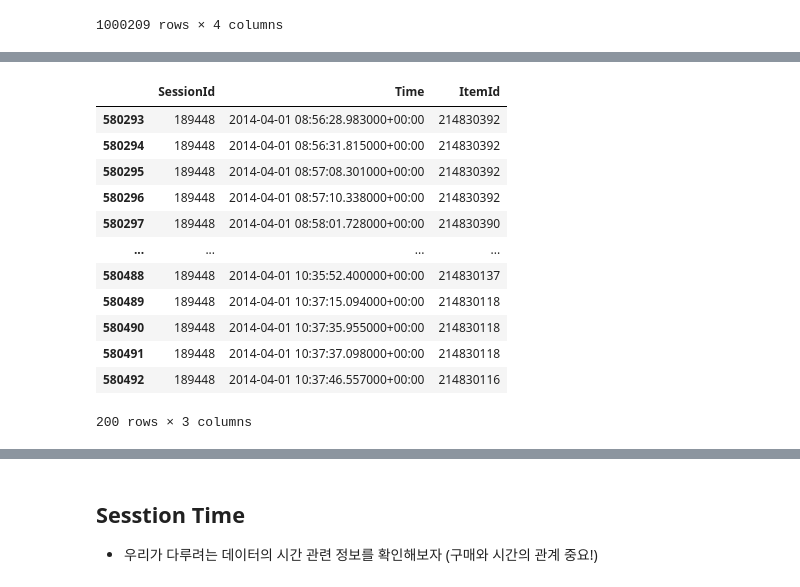
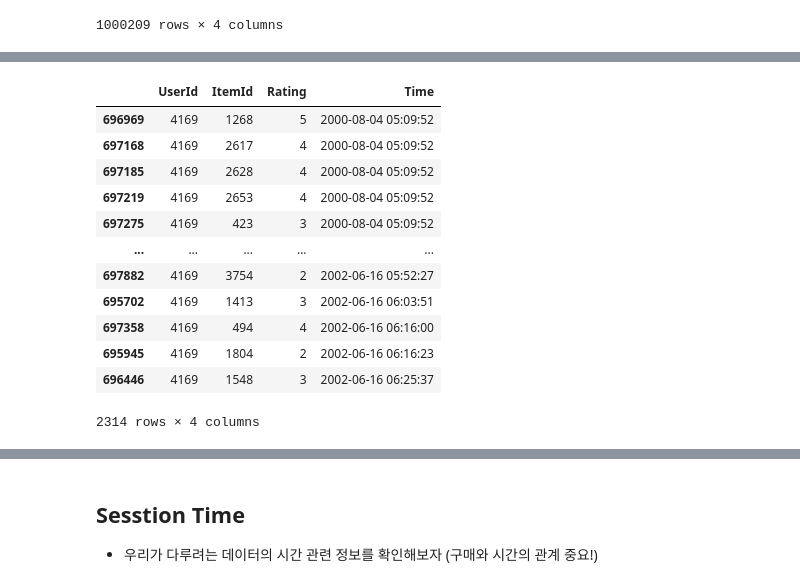
Before and after one commit to Jeonda/aiffel, a Jupyter notebook: [E17]Movielens_SBR.ipynb, the cells around one changed output, grey strips where cells are left out. Drawn from its saved outputs; the diff is of its cells as text; code cells hidden in the pictures.

```diff
--- a/[E17]Movielens_SBR.ipynb
+++ b/[E17]Movielens_SBR.ipynb
@@ -87,6 +38,0 @@ def load_data(data_path: Path, nrows=None):
-# %%
-# 시간이 좀 걸릴 수 있습니다. 메모리도 10GB 가까이 소요될 수 있으니 메모리 상태에 주의해 주세요.
-
-data = load_data(train_path, None)
-data.sort_values(['SessionId', 'Time'], inplace=True)  # data를 id와 시간 순서로 정렬해줍니다.
-data
@@ -106,0 +39,10 @@ data
+# %%
+# 시간 변환
+import datetime, time
+times = data["Time"]
+tmp_list = []
+for time in times:
+    tmp_date = dt.datetime.fromtimestamp(time)
+    tmp_list.append(tmp_date)
+data["Time"] = tmp_list
+data
@@ -114,8 +74,8 @@ data['SessionId'].nunique(), data['ItemId'].nunique()
 # %%
 # session length란 같은 sessionID를 공유하는 데이터 row의 개수를 의미
-# sessionID란 브라우저에서 웹서버로 접속할때 항상 포함하게 되는 유저 구분자
+# sessionID란 브라우저에서 웹서버로 접속`할때 항상 포함하게 되는 유저 구분자
 # 최소한 특정 사용자의 행동을 session ID 기준으로 모아서 분류해낼 수는 있습니다.
 # 따라서 session length란 해당 세션의 사용자가 그 세션동안 몇번의 액션취했는가 의미
-session_length = data.groupby('SessionId').size()
+session_length = data.groupby('UserId').size()
 session_length
 # %% [output]
@@ -147,17 +112,17 @@ session_length.quantile(0.999)
 # %%
-long_session = session_length[session_length==200].index[0]
-data[data['SessionId']==long_session]
+long_session = session_length[session_length==2314].index[0]
+data[data['UserId']==long_session]
 # %% [output]
-|  | SessionId | Time | ItemId |
-| 580293 | 189448 | 2014-04-01 08:56:28.983000+00:00 | 214830392 |
-| 580294 | 189448 | 2014-04-01 08:56:31.815000+00:00 | 214830392 |
-| 580295 | 189448 | 2014-04-01 08:57:08.301000+00:00 | 214830392 |
-| 580296 | 189448 | 2014-04-01 08:57:10.338000+00:00 | 214830392 |
-| 580297 | 189448 | 2014-04-01 08:58:01.728000+00:00 | 214830390 |
-| ... | ... | ... | ... |
-| 580488 | 189448 | 2014-04-01 10:35:52.400000+00:00 | 214830137 |
-| 580489 | 189448 | 2014-04-01 10:37:15.094000+00:00 | 214830118 |
-| 580490 | 189448 | 2014-04-01 10:37:35.955000+00:00 | 214830118 |
-| 580491 | 189448 | 2014-04-01 10:37:37.098000+00:00 | 214830118 |
-| 580492 | 189448 | 2014-04-01 10:37:46.557000+00:00 | 214830116 |
+|  | UserId | ItemId | Rating | Time |
+| 696969 | 4169 | 1268 | 5 | 2000-08-04 05:09:52 |
+| 697168 | 4169 | 2617 | 4 | 2000-08-04 05:09:52 |
+| 697185 | 4169 | 2628 | 4 | 2000-08-04 05:09:52 |
+| 697219 | 4169 | 2653 | 4 | 2000-08-04 05:09:52 |
+| 697275 | 4169 | 423 | 3 | 2000-08-04 05:09:52 |
+| ... | ... | ... | ... | ... |
+| 697882 | 4169 | 3754 | 2 | 2002-06-16 05:52:27 |
+| 695702 | 4169 | 1413 | 3 | 2002-06-16 06:03:51 |
+| 697358 | 4169 | 494 | 4 | 2002-06-16 06:16:00 |
+| 695945 | 4169 | 1804 | 2 | 2002-06-16 06:16:23 |
+| 696446 | 4169 | 1548 | 3 | 2002-06-16 06:25:37 |
-200 rows × 3 columns
+2314 rows × 4 columns
```
Also changed, not shown: parts of 46 cells of this notebook.
